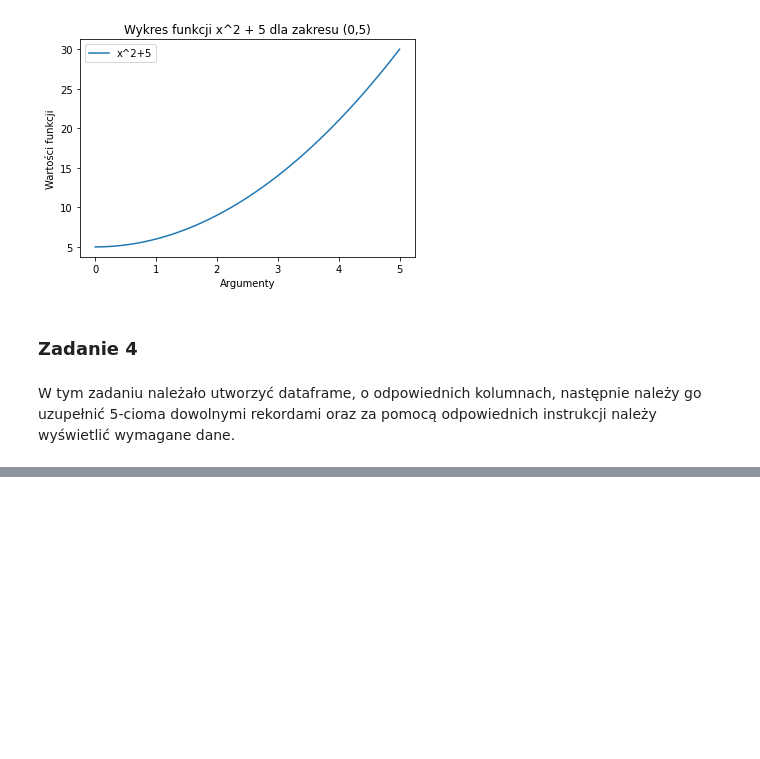
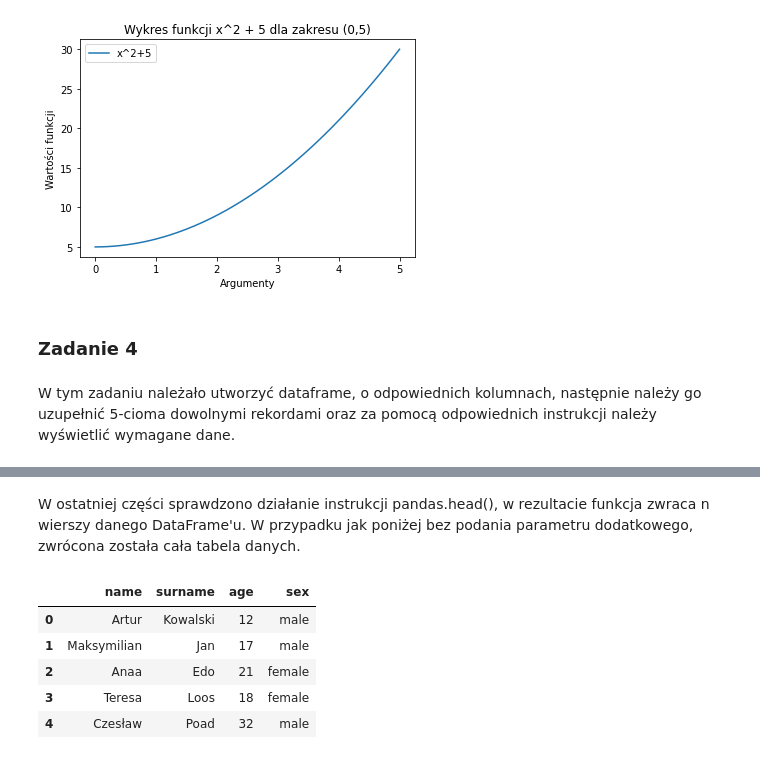
Before and after one commit to michalsciubisz/MichalSciubisz_AiBD, a Jupyter notebook: lab_1/lab_1.ipynb, the cells around one changed output, grey strips where cells are left out. Saved outputs shown, nothing was run; the diff lists cells and outputs as text; code cells hidden in the pictures; blank space fills up the shorter version.

```diff
--- a/lab_1/lab_1.ipynb
+++ b/lab_1/lab_1.ipynb
@@ -62,13 +62,9 @@ Text(0, 0.5, 'Wartości funkcji')
 # %% [markdown]
 W tym zadaniu należało utworzyć dataframe, o odpowiednich kolumnach, następnie należy go uzupełnić 5-cioma dowolnymi rekordami oraz za pomocą odpowiednich instrukcji należy wyświetlić wymagane dane.
 # %%
-data = {
-    "name":['Artur', 'Maksymilian', 'Anna', 'Teresa', 'Czarek'],
-    "surname" : ['Kowalski', 'Jan', 'Edo', 'Loos', 'Poad'],
-    "age" : [12, 17, 21, 18, 32],
-    "sex" : ['male', 'male', 'female', 'female', 'male']
-}
+df = pd.DataFrame({"name":[], "surname":[], "age":[], "sex":[]})
 
-df = pd.DataFrame(data)
-
-print(df)
+df["name"] = ['Artur', 'Maksymilian', 'Anaa', 'Teresa', 'Czesław']
+df["surname"] = ['Kowalski', 'Jan', 'Edo', 'Loos', 'Poad']
+df["age"] = [12, 17, 21, 18, 32]
+df["sex"] = ['male', 'male', 'female', 'female', 'male']
@@ -83,0 +101,11 @@ df = pd.DataFrame({"name":[], "surname":[], "age":[], "sex":[]})
+# %% [markdown]
+W ostatniej części sprawdzono działanie instrukcji pandas.head(), w rezultacie funkcja zwraca n wierszy danego DataFrame'u. W przypadku jak poniżej bez podania parametru dodatkowego, zwrócona została cała tabela danych.
+# %%
+df.head()
+# %% [output]
+|  | name | surname | age | sex |
+| 0 | Artur | Kowalski | 12 | male |
+| 1 | Maksymilian | Jan | 17 | male |
+| 2 | Anaa | Edo | 21 | female |
+| 3 | Teresa | Loos | 18 | female |
+| 4 | Czesław | Poad | 32 | male |
```
Also changed, not shown: parts of 6 cells of this notebook.
